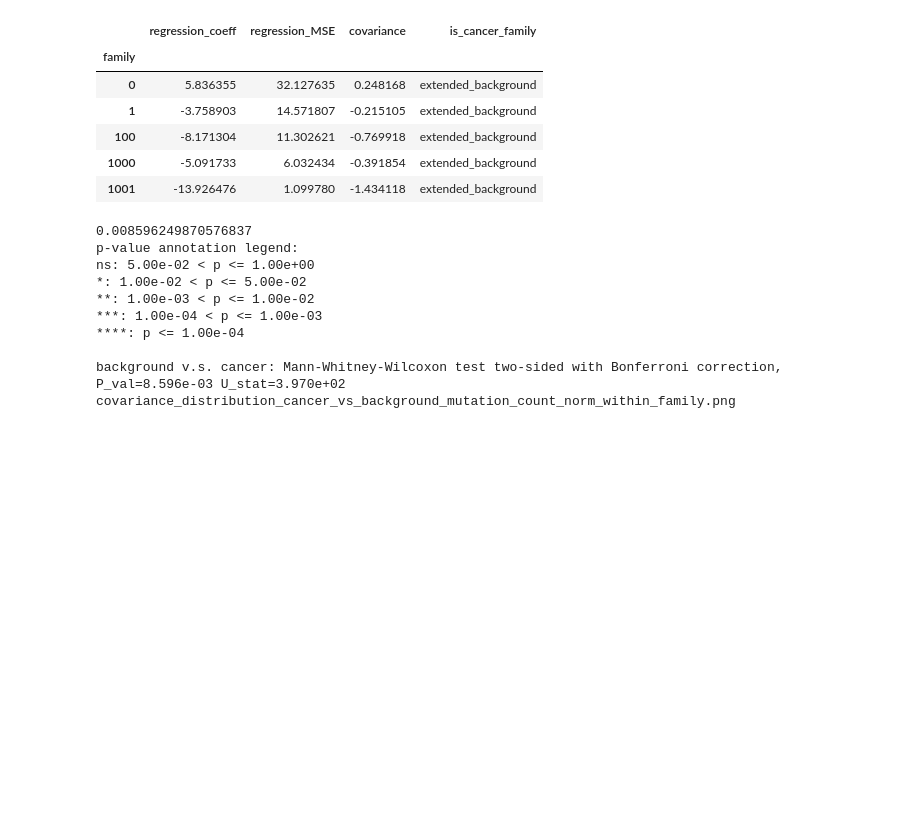
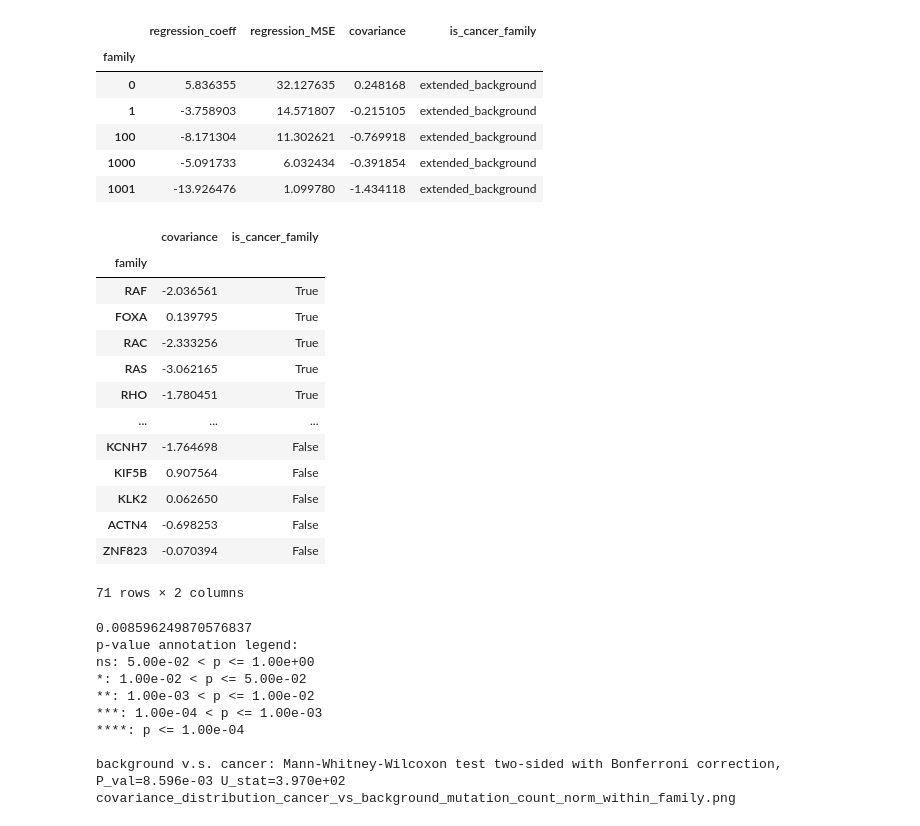
Before and after one commit to webermarcolivier/codon_usage_oncogenes, a Jupyter notebook: src/KRAS_codon_usage_published.ipynb, the cells around one changed output. Drawn from its saved outputs; the diff is of its cells as text; code cells hidden in the pictures; blank space fills up the shorter version.

```diff
--- a/src/KRAS_codon_usage_published.ipynb
+++ b/src/KRAS_codon_usage_published.ipynb
@@ -4219,3 +4219,24 @@ len(regressionCoeffDf2) 1344
+# %%
+df = regressionCoeffDf2
+df = df[df['is_cancer_family'] != 'extended_background']\
+     .sort_values('is_cancer_family', ascending=False)[['covariance', 'is_cancer_family']]
+df.to_csv(outputPath / 'regressionCoeffDf2_simplified.csv')
+df
+# %% [output]
+|  | covariance | is_cancer_family |
+| family |  |  |
+| RAF | -2.036561 | True |
+| FOXA | 0.139795 | True |
+| RAC | -2.333256 | True |
+| RAS | -3.062165 | True |
+| RHO | -1.780451 | True |
+| ... | ... | ... |
+| KCNH7 | -1.764698 | False |
+| KIF5B | 0.907564 | False |
+| KLK2 | 0.062650 | False |
+| ACTN4 | -0.698253 | False |
+| ZNF823 | -0.070394 | False |
+71 rows × 2 columns
 # %%
 df = regressionCoeffDf2.copy()
 
```
Also changed, not shown: parts of 11 cells of this notebook.
